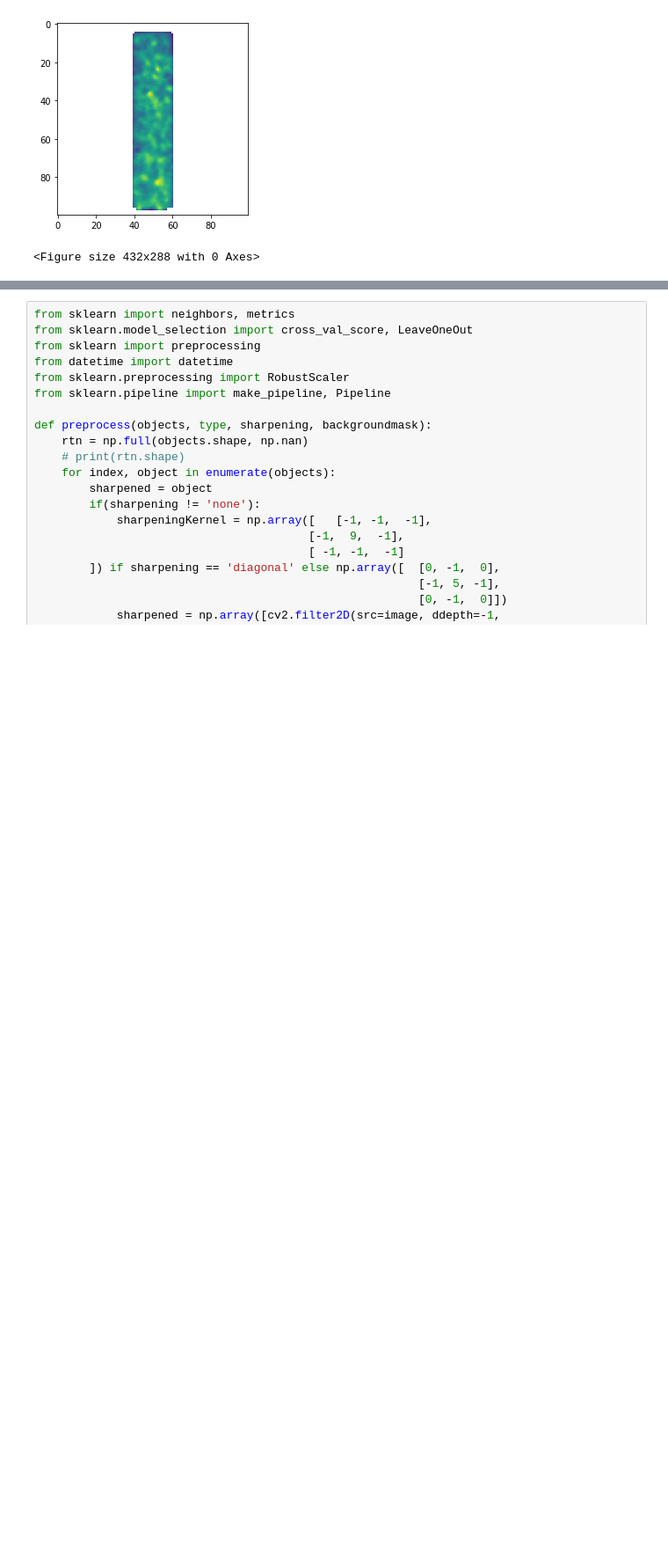
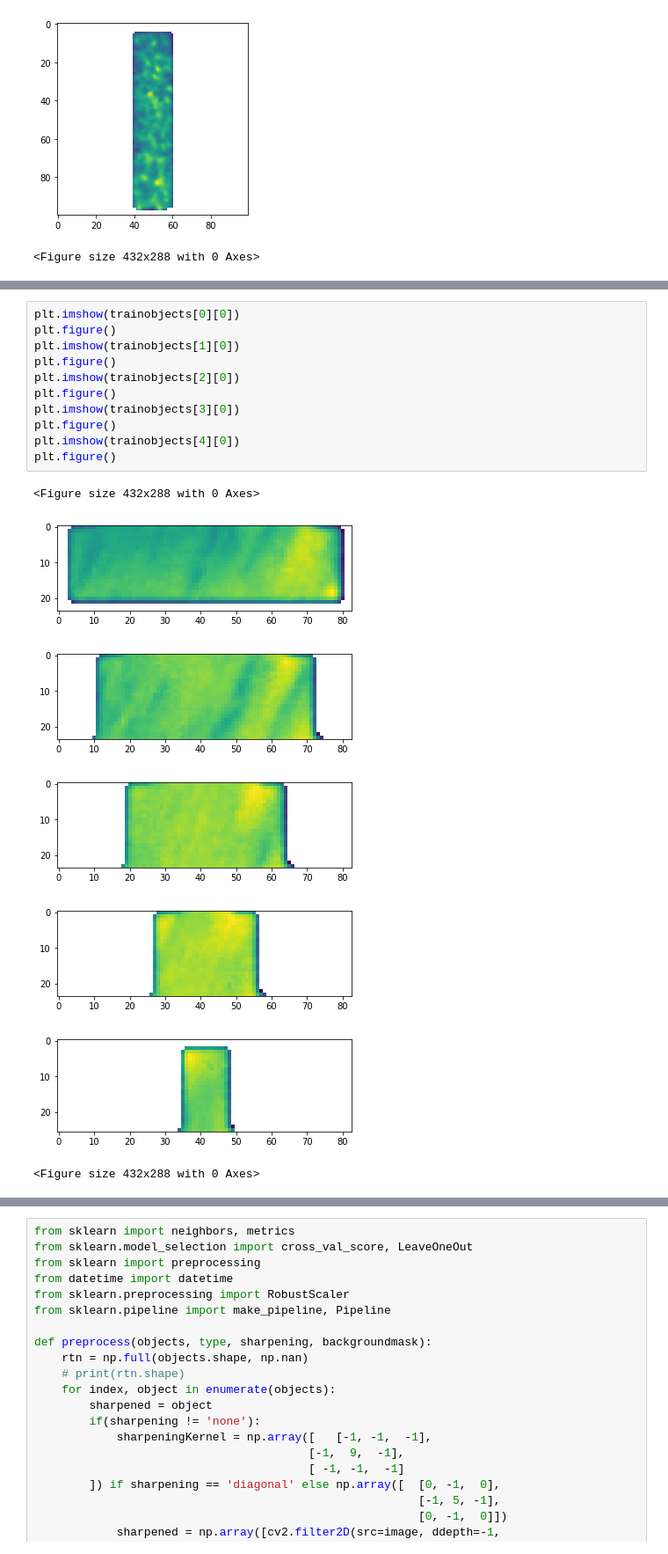
Before and after one commit to ErikSievers/thesis, a Jupyter notebook: final-notebook-v3.ipynb, the cells around one changed output, grey strips where cells are left out. Shown: that part at 88% size. Saved outputs shown, nothing was run; the diff lists cells and outputs as text; blank space fills up the shorter version.

```diff
--- a/final-notebook-v3.ipynb
+++ b/final-notebook-v3.ipynb
@@ -208,3 +208,22 @@ assert(np.average(np.isfinite(trainobjects)) == 1)
 # xs[~backgroundmask] = np.nan
 # plt.imshow(xs)
 # plt.figure()
+# %%
+plt.imshow(trainobjects[0][0])
+plt.figure()
+plt.imshow(trainobjects[1][0])
+plt.figure()
+plt.imshow(trainobjects[2][0])
+plt.figure()
+plt.imshow(trainobjects[3][0])
+plt.figure()
+plt.imshow(trainobjects[4][0])
+plt.figure()
+# %% [output]
+<Figure size 432x288 with 0 Axes>
+[figure, added]
+[figure, added]
+[figure, added]
+[figure, added]
+[figure, added]
+<Figure size 432x288 with 0 Axes>
```
Also changed, not shown: parts of 3 cells of this notebook, 1 other file.
